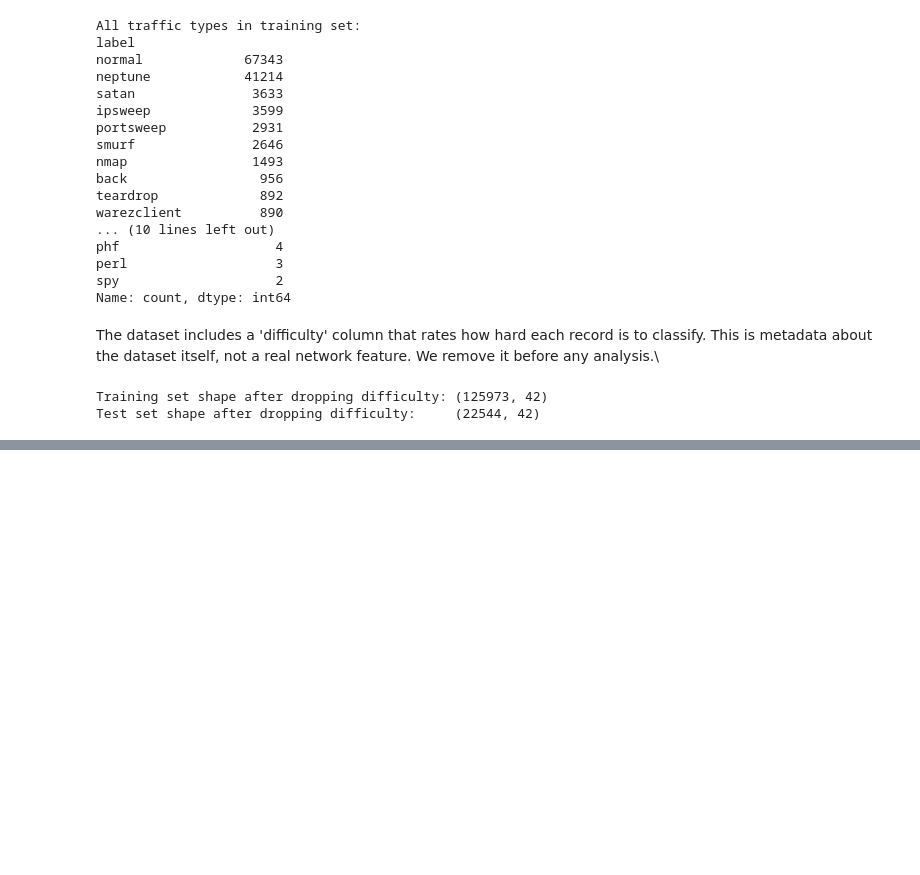
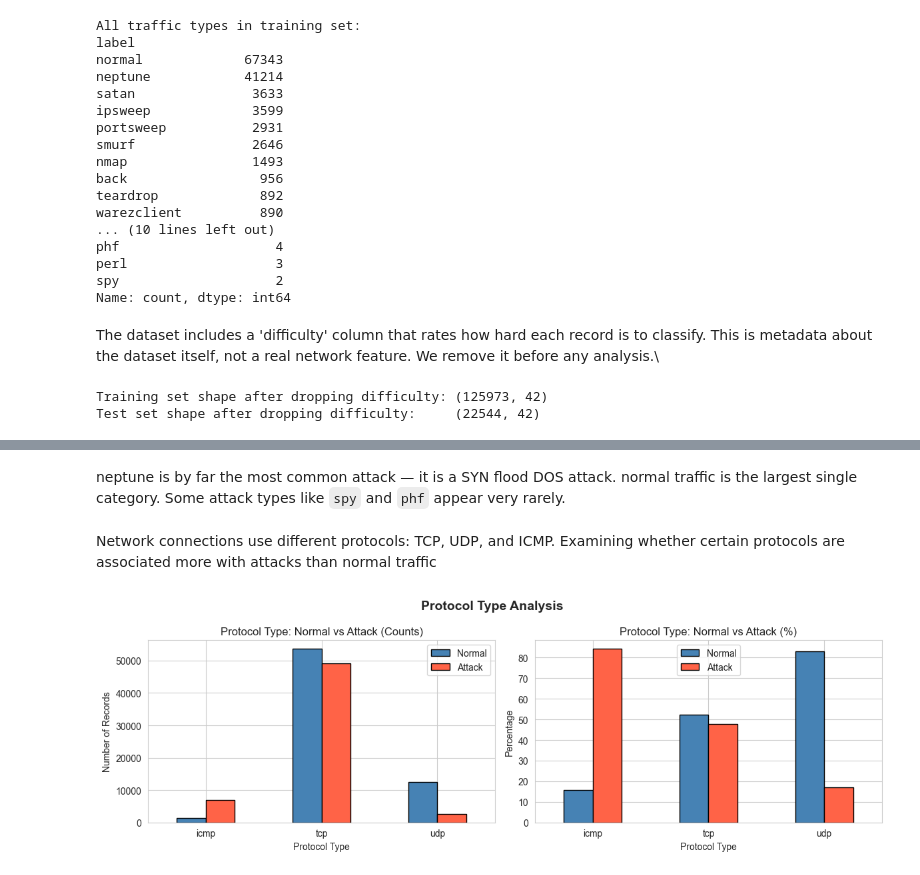
Before and after one commit to sasanAkbari80/network-intrusion-detection, a Jupyter notebook: notebooks/intrusion_detection.ipynb, the cells around one changed output, grey strips where cells are left out. Cells and saved outputs as stored; diff of their text form; code cells hidden in the pictures; blank space fills up the shorter version.

```diff
--- a/notebooks/intrusion_detection.ipynb
+++ b/notebooks/intrusion_detection.ipynb
@@ -136,0 +227,39 @@ Test set shape after dropping difficulty:     (22544, 42)
+# %% [markdown]
+neptune is by far the most common attack —
+it is a SYN flood DOS attack. normal traffic is the largest
+single category. Some attack types like `spy` and `phf` appear
+very rarely.
+# %% [markdown]
+Network connections use different protocols: TCP, UDP, and ICMP.
+Examining whether certain protocols are associated more with
+attacks than normal traffic
+# %%
+fig, axes = plt.subplots(1, 2, figsize=(12, 4))
+
+# Left — raw counts
+protocol_label = train.groupby(['protocol_type', 'label_binary']).size().unstack()
+protocol_label.columns = ['Normal', 'Attack']
+protocol_label.plot(kind='bar', ax=axes[0],
+                    color=['steelblue', 'tomato'],
+                    edgecolor='black', rot=0)
+axes[0].set_title('Protocol Type: Normal vs Attack (Counts)', fontsize=12)
+axes[0].set_xlabel('Protocol Type')
+axes[0].set_ylabel('Number of Records')
+axes[0].legend()
+
+# Right — proportions
+protocol_pct = protocol_label.div(protocol_label.sum(axis=1), axis=0) * 100
+protocol_pct.plot(kind='bar', ax=axes[1],
+                  color=['steelblue', 'tomato'],
+                  edgecolor='black', rot=0)
+axes[1].set_title('Protocol Type: Normal vs Attack (%)', fontsize=12)
+axes[1].set_xlabel('Protocol Type')
+axes[1].set_ylabel('Percentage')
+axes[1].legend()
+
+plt.suptitle('Protocol Type Analysis', fontsize=14, fontweight='bold')
+plt.tight_layout()
+plt.savefig('../images/protocol_analysis.png', dpi=150, bbox_inches='tight')
+plt.show()
+# %% [output]
+[figure, added]
```
Also changed, not shown: parts of 17 cells of this notebook, 6 other files.
